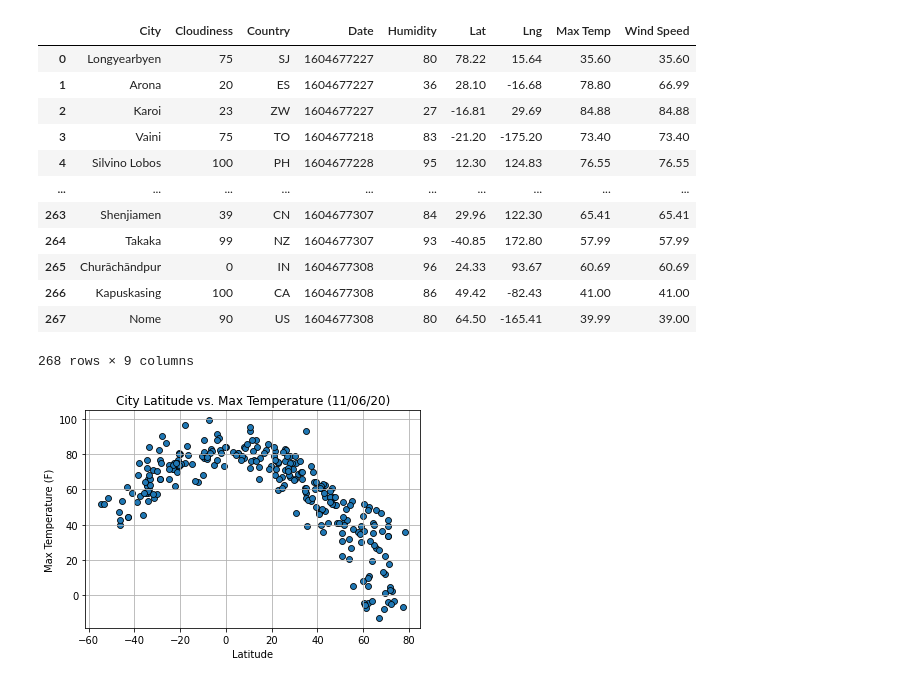
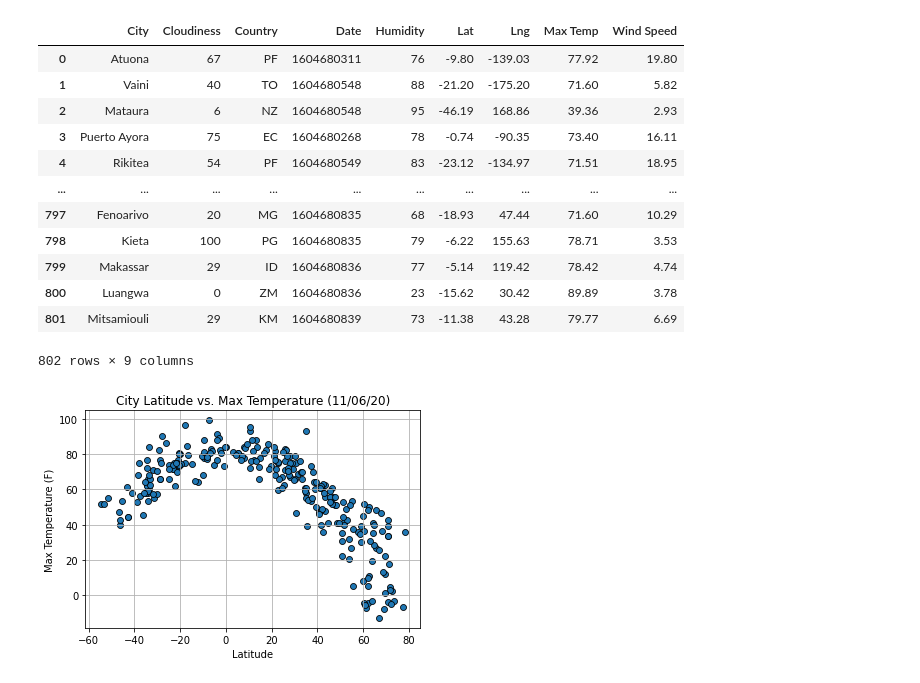
Before and after one commit to JorgeArV/API-challenge, a Jupyter notebook: Homework/Instructions/Untitled.ipynb, the cells around one changed output. Saved outputs shown, nothing was run; the diff lists cells and outputs as text; code cells hidden in the pictures.

```diff
--- a/Homework/Instructions/Untitled.ipynb
+++ b/Homework/Instructions/Untitled.ipynb
@@ -94,6 +112,8 @@ lng = []
 max_temp = []
 speed_w = []
 counter = 50
+record_counter = 1
+set_counter = 1
 # Loop through the list of cities and perform a request for data on each
 for x in cities:
     if len(cities1) <= counter:
@@ -108,13 +128,18 @@ for x in cities:
             lng.append(response["coord"]["lon"])
             max_temp.append(response["main"]["temp_max"])
             speed_w.append(response["wind"]["speed"])
+            print(f"Processing record {record_counter} of set {set_counter} | {x}")
+            record_counter = record_counter+1
 
         except:
+            print("City not found. Skipping....")
             pass
     else:
         time.sleep(3)
 
         try:
+            record_counter = 1
+            set_counter = set_counter + 1
             response = requests.get(url + x).json()
             cities1.append(response["name"])
             cloudiness.append(response["clouds"]["all"])
@@ -125,8 +150,11 @@ for x in cities:
             lng.append(response["coord"]["lon"])
             max_temp.append(response["main"]["temp_max"])
             speed_w.append(response["wind"]["speed"])
+            print(f"Processing record {record_counter} of set {set_counter} | {x}")
+            record_counter = record_counter + 1
 
         except:
+            print("City not found. Skipping....")
             pass
 
         counter = counter + 50
@@ -133,12 +179,12 @@ for x in cities:
 # %%
-len(cities1)
-len(cloudiness)
-len(countries)
-len(dates)
-len(humidity)
-len(lats)
-lng)
-max_temp = []
-speed_w = []
+print(len(cities1))
+print(len(cloudiness))
+print(len(countries))
+print(len(dates))
+print(len(humidity))
+print(len(lats))
+print(len(lng))
+print(len(max_temp))
+print(len(speed_w))
 # %% [output]
 802
@@ -145,21 +199,21 @@ speed_w = []
 # %%
-dataframe = {"City":cities1, "Cloudiness":cloudiness, "Country":countries, "Date":dates, "Humidity":humidity, "Lat":lats, "Lng":lng, "Max Temp":max_temp, "Wind Speed": min_temp}
+dataframe = {"City":cities1, "Cloudiness":cloudiness, "Country":countries, "Date":dates, "Humidity":humidity, "Lat":lats, "Lng":lng, "Max Temp":max_temp, "Wind Speed": speed_w}
 dataframe = pd.DataFrame(dataframe)
 dataframe
 # %% [output]
 |  | City | Cloudiness | Country | Date | Humidity | Lat | Lng | Max Temp | Wind Speed |
-| 0 | Longyearbyen | 75 | SJ | 1604677227 | 80 | 78.22 | 15.64 | 35.60 | 35.60 |
-| 1 | Arona | 20 | ES | 1604677227 | 36 | 28.10 | -16.68 | 78.80 | 66.99 |
-| 2 | Karoi | 23 | ZW | 1604677227 | 27 | -16.81 | 29.69 | 84.88 | 84.88 |
-| 3 | Vaini | 75 | TO | 1604677218 | 83 | -21.20 | -175.20 | 73.40 | 73.40 |
-| 4 | Silvino Lobos | 100 | PH | 1604677228 | 95 | 12.30 | 124.83 | 76.55 | 76.55 |
+| 0 | Atuona | 67 | PF | 1604680311 | 76 | -9.80 | -139.03 | 77.92 | 19.80 |
+| 1 | Vaini | 40 | TO | 1604680548 | 88 | -21.20 | -175.20 | 71.60 | 5.82 |
+| 2 | Mataura | 6 | NZ | 1604680548 | 95 | -46.19 | 168.86 | 39.36 | 2.93 |
+| 3 | Puerto Ayora | 75 | EC | 1604680268 | 78 | -0.74 | -90.35 | 73.40 | 16.11 |
+| 4 | Rikitea | 54 | PF | 1604680549 | 83 | -23.12 | -134.97 | 71.51 | 18.95 |
 | ... | ... | ... | ... | ... | ... | ... | ... | ... | ... |
-| 263 | Shenjiamen | 39 | CN | 1604677307 | 84 | 29.96 | 122.30 | 65.41 | 65.41 |
-| 264 | Takaka | 99 | NZ | 1604677307 | 93 | -40.85 | 172.80 | 57.99 | 57.99 |
-| 265 | Churāchāndpur | 0 | IN | 1604677308 | 96 | 24.33 | 93.67 | 60.69 | 60.69 |
-| 266 | Kapuskasing | 100 | CA | 1604677308 | 86 | 49.42 | -82.43 | 41.00 | 41.00 |
-| 267 | Nome | 90 | US | 1604677308 | 80 | 64.50 | -165.41 | 39.99 | 39.00 |
+| 797 | Fenoarivo | 20 | MG | 1604680835 | 68 | -18.93 | 47.44 | 71.60 | 10.29 |
+| 798 | Kieta | 100 | PG | 1604680835 | 79 | -6.22 | 155.63 | 78.71 | 3.53 |
+| 799 | Makassar | 29 | ID | 1604680836 | 77 | -5.14 | 119.42 | 78.42 | 4.74 |
+| 800 | Luangwa | 0 | ZM | 1604680836 | 23 | -15.62 | 30.42 | 89.89 | 3.78 |
+| 801 | Mitsamiouli | 29 | KM | 1604680839 | 73 | -11.38 | 43.28 | 79.77 | 6.69 |
-268 rows × 9 columns
+802 rows × 9 columns
 # %%
 # Plotting the Data
 #Use proper labeling of the plots using plot titles (including date of analysis) and axes labels.
```
Also changed, not shown: parts of 4 cells of this notebook.
